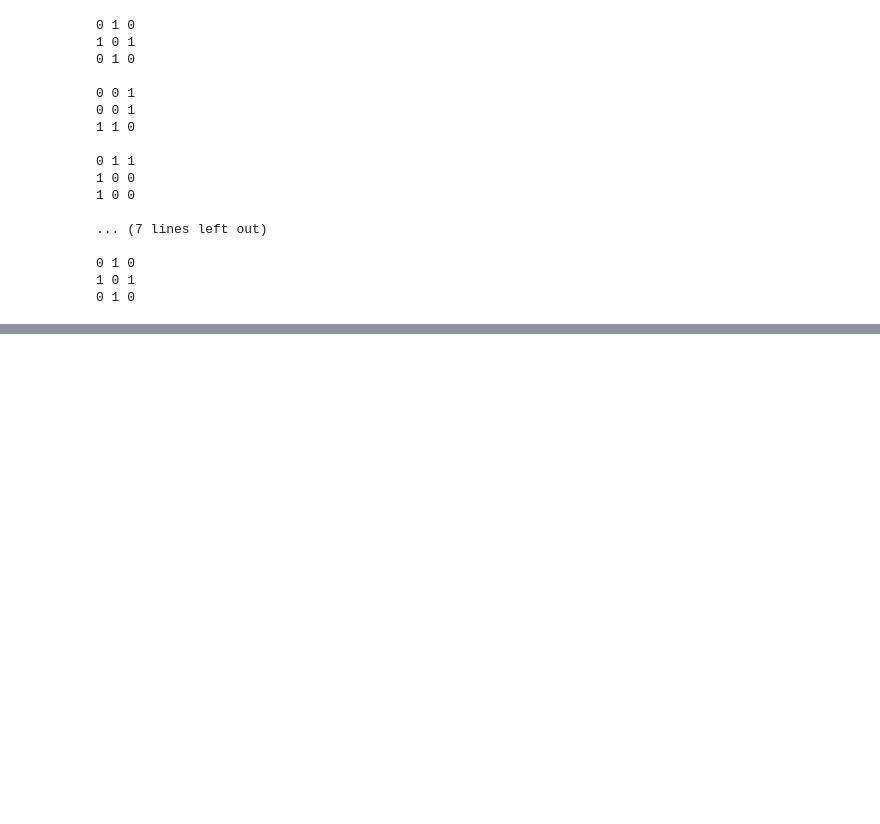
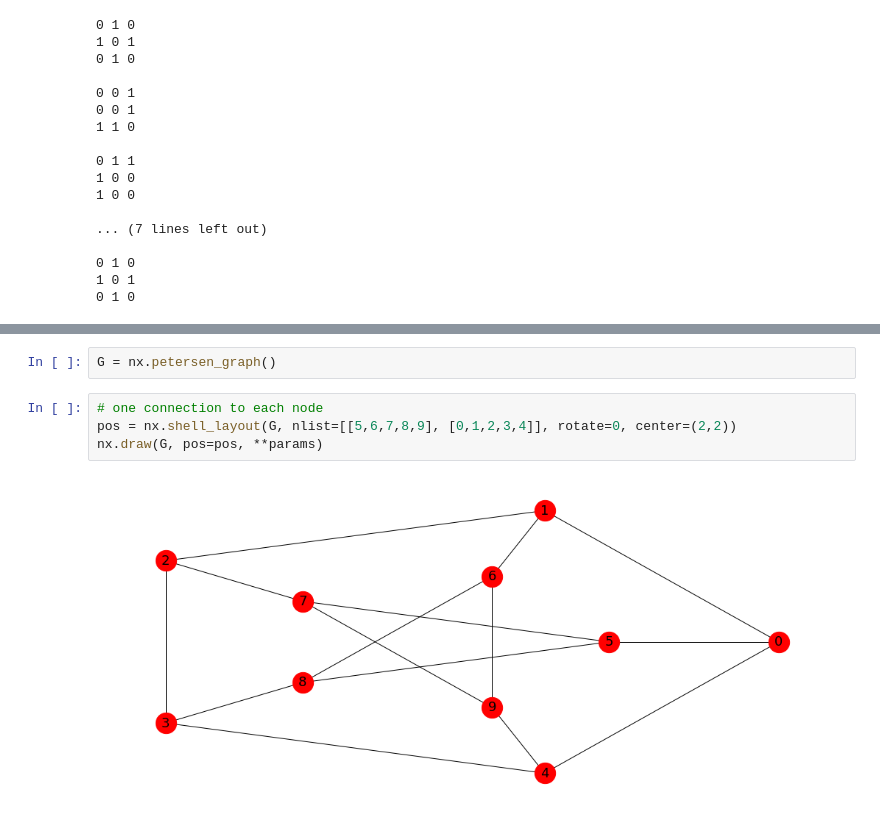
Before and after one commit to Rshocks/GraphTheory, a Jupyter notebook: Graph Isomorphism.ipynb, the cells around one changed output, grey strips where cells are left out. Saved outputs shown, nothing was run; the diff lists cells and outputs as text; blank space fills up the shorter version.

```diff
--- a/Graph Isomorphism.ipynb
+++ b/Graph Isomorphism.ipynb
@@ -475,0 +526,8 @@ for p in perms:
+# %%
+G = nx.petersen_graph()
+# %%
+# one connection to each node
+pos = nx.shell_layout(G, nlist=[[5,6,7,8,9], [0,1,2,3,4]], rotate=0, center=(2,2))
+nx.draw(G, pos=pos, **params)
+# %% [output]
+[figure, added]
```
Also changed, not shown: parts of 13 cells of this notebook.
